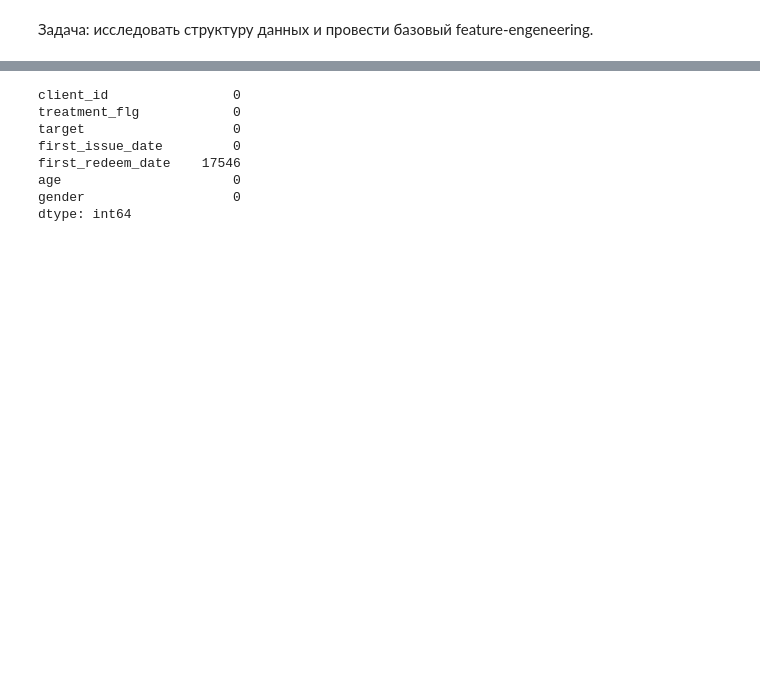
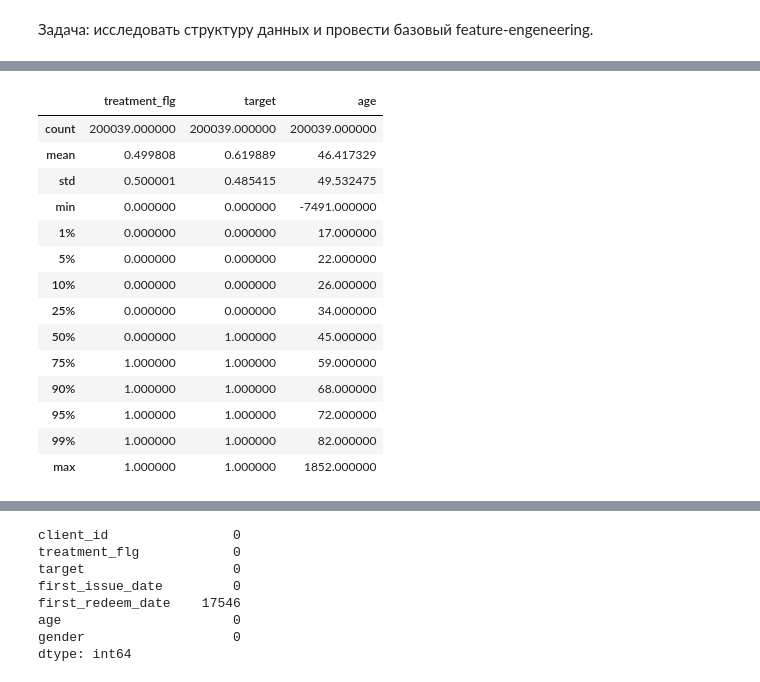
Before and after one commit to VShilovich/uplift-modeling-hse, a Jupyter notebook: EDA/eda.ipynb, the cells around one changed output, grey strips where cells are left out. Saved outputs shown, nothing was run; the diff lists cells and outputs as text; code cells hidden in the pictures; blank space fills up the shorter version.

```diff
--- a/EDA/eda.ipynb
+++ b/EDA/eda.ipynb
@@ -29,5 +74,5 @@ target = dataset.target
 df_clients = pd.concat([train, treatement, target], axis=1)
 df_clients = pd.merge(df_clients, clients, left_on='client_id', right_on='client_id')
 # %%
-df_clients.describe
+df_clients.describe(percentiles=[0.01, 0.05, 0.1, 0.25, 0.5, 0.75, 0.9, 0.95, 0.99])
 # %% [output]
@@ -50,0 +79,15 @@ df_clients.describe
+|  | treatment_flg | target | age |
+| count | 200039.000000 | 200039.000000 | 200039.000000 |
+| mean | 0.499808 | 0.619889 | 46.417329 |
+| std | 0.500001 | 0.485415 | 49.532475 |
+| min | 0.000000 | 0.000000 | -7491.000000 |
+| 1% | 0.000000 | 0.000000 | 17.000000 |
+| 5% | 0.000000 | 0.000000 | 22.000000 |
+| 10% | 0.000000 | 0.000000 | 26.000000 |
+| 25% | 0.000000 | 0.000000 | 34.000000 |
+| 50% | 0.000000 | 1.000000 | 45.000000 |
+| 75% | 1.000000 | 1.000000 | 59.000000 |
+| 90% | 1.000000 | 1.000000 | 68.000000 |
+| 95% | 1.000000 | 1.000000 | 72.000000 |
+| 99% | 1.000000 | 1.000000 | 82.000000 |
+| max | 1.000000 | 1.000000 | 1852.000000 |
```
Also changed, not shown: parts of 12 cells of this notebook, 3 other files.
